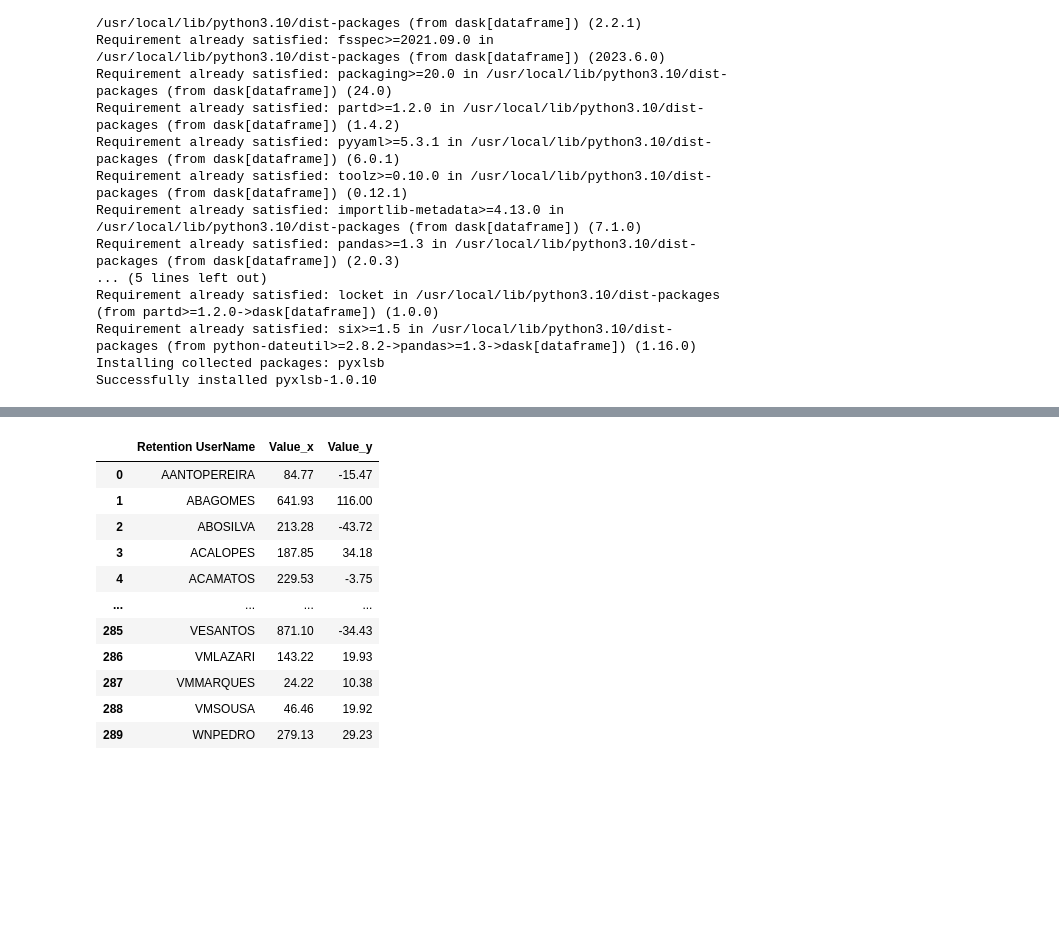
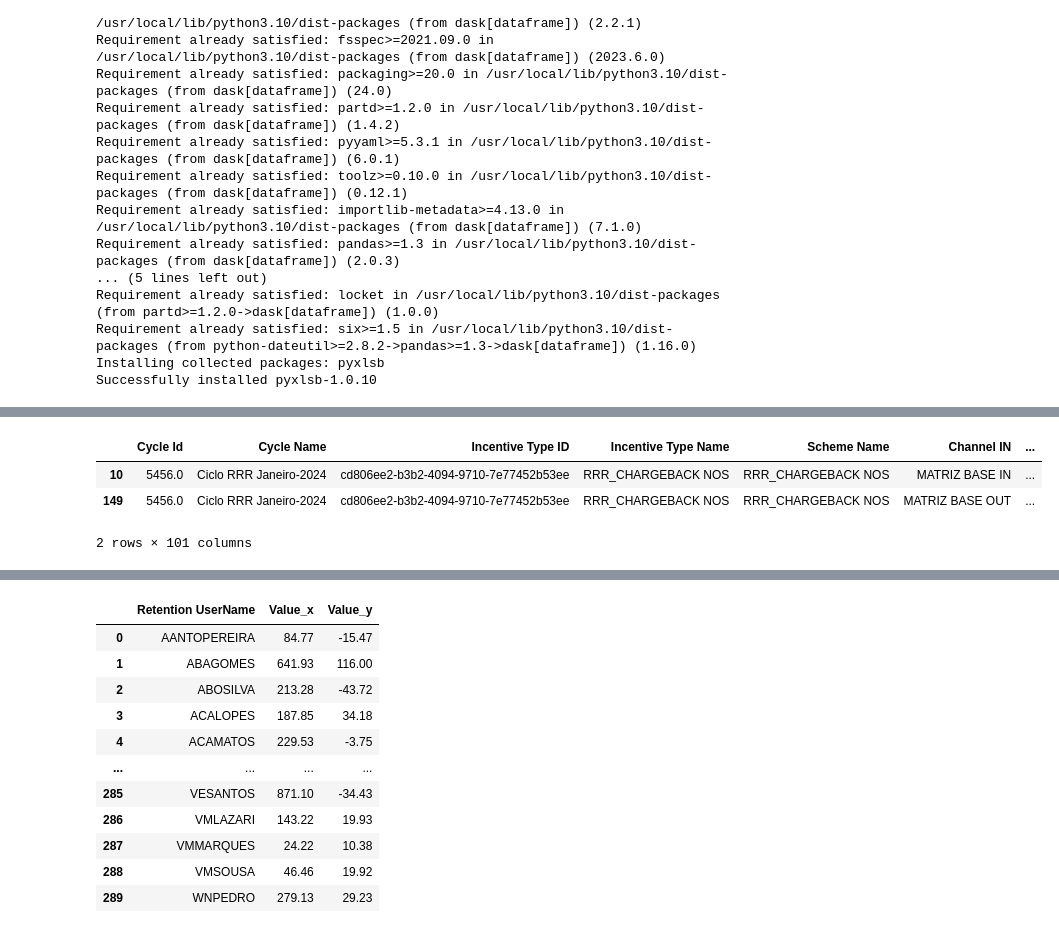
Before and after one commit to josepmatias/nos_reten-ao, a Jupyter notebook: elegiveis.ipynb, the cells around one changed output, grey strips where cells are left out. Saved outputs shown, nothing was run; the diff lists cells and outputs as text; code cells hidden in the pictures; blank space fills up the shorter version.

```diff
--- a/elegiveis.ipynb
+++ b/elegiveis.ipynb
@@ -70,0 +88,13 @@ resumo_r3.columns=renomear_cols(resumo_r3)
+# %%
+#extrair linhas para avaliar se são elegíveis para cb - Chargeback Reason=Activação Negativa
+
+def event_cb (df, col="Chargeback Reason", str="Activação Negativa"):
+  df_cb=df.loc[df[col]==str, :]
+  return df_cb
+
+event_cb(resumo_r).head(2)
+# %% [output]
+|  | Cycle Id | Cycle Name | Incentive Type ID | Incentive Type Name | Scheme Name | Channel IN | ... |
+| 10 | 5456.0 | Ciclo RRR Janeiro-2024 | cd806ee2-b3b2-4094-9710-7e77452b53ee | RRR_CHARGEBACK NOS | RRR_CHARGEBACK NOS | MATRIZ BASE IN | ... |
+| 149 | 5456.0 | Ciclo RRR Janeiro-2024 | cd806ee2-b3b2-4094-9710-7e77452b53ee | RRR_CHARGEBACK NOS | RRR_CHARGEBACK NOS | MATRIZ BASE OUT | ... |
+2 rows × 101 columns
```
Also changed, not shown: parts of 5 cells of this notebook.
